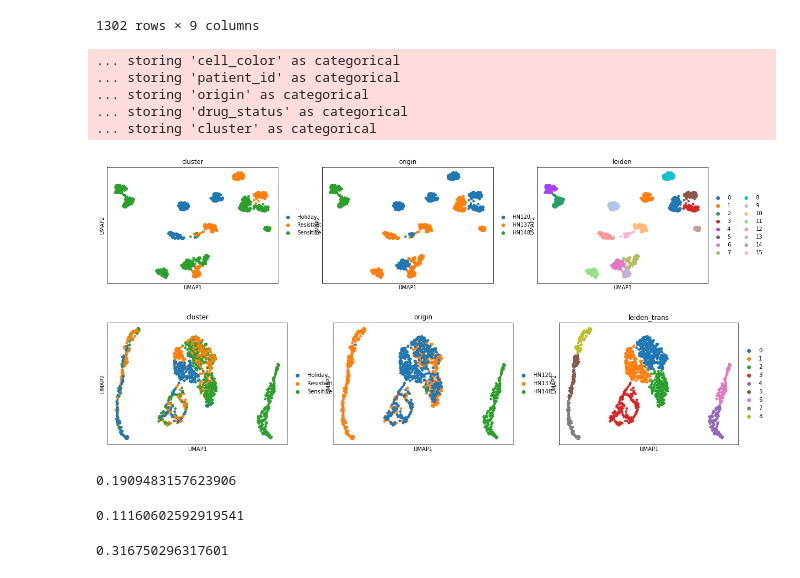
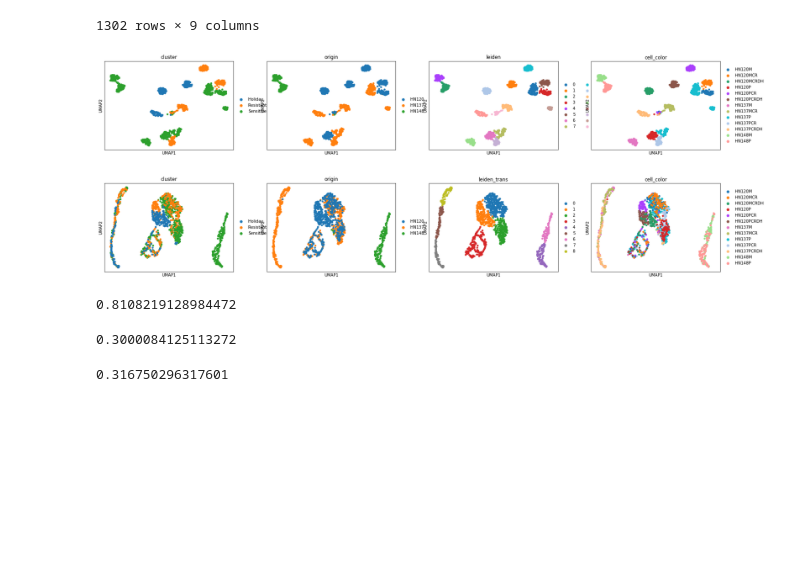
Before and after one commit to juychen/trainsource, a Jupyter notebook: AnalysisTrainedData.ipynb, the cells around one changed output. Cells and saved outputs as stored; diff of their text form; code cells hidden in the pictures; blank space fills up the shorter version.

```diff
--- a/AnalysisTrainedData.ipynb
+++ b/AnalysisTrainedData.ipynb
@@ -139,30 +123,25 @@ for item in annotation.columns:
 # %%
 sc.pp.neighbors(adata)
 sc.tl.umap(adata)
 sc.tl.leiden(adata,resolution=0.5)
-sc.pl.umap(adata,color=["cluster","origin","leiden"])
+sc.pl.umap(adata,color=["cluster","origin","leiden","cell_color"])
 # %% [output]
-... storing 'cell_color' as categorical
-... storing 'patient_id' as categorical
-... storing 'origin' as categorical
-... storing 'drug_status' as categorical
-... storing 'cluster' as categorical
-[figure, old version]
+[figure, new version]
 # %%
 sc.pp.neighbors(adata,use_rep='X_AE',key_added="Trans")
 sc.tl.umap(adata,neighbors_key="Trans")
 sc.tl.leiden(adata,neighbors_key="Trans",key_added="leiden_trans",resolution=0.5)
-sc.pl.umap(adata,color=["cluster","origin","leiden_trans"],neighbors_key="Trans")
+sc.pl.umap(adata,color=["cluster","origin","leiden_trans","cell_color"],neighbors_key="Trans")
 # %% [output]
-[figure, old version]
+[figure, new version]
 # %%
-adjusted_rand_score(adata.obs["leiden"], adata.obs["cluster"])
+adjusted_rand_score(adata.obs["leiden"], adata.obs["cell_color"])
 # %% [output]
-0.1909483157623906
+0.8108219128984472
 # %%
-adjusted_rand_score(adata.obs["leiden_trans"], adata.obs["cluster"])
+adjusted_rand_score(adata.obs["leiden_trans"], adata.obs["cell_color"])
 # %% [output]
-0.11160602592919541
+0.3000084125113272
 # %%
 adjusted_rand_score(adata.obs["leiden_trans"], adata.obs["leiden"])
 # %% [output]
```
Also changed, not shown: parts of 2 cells of this notebook, 3 other files.
